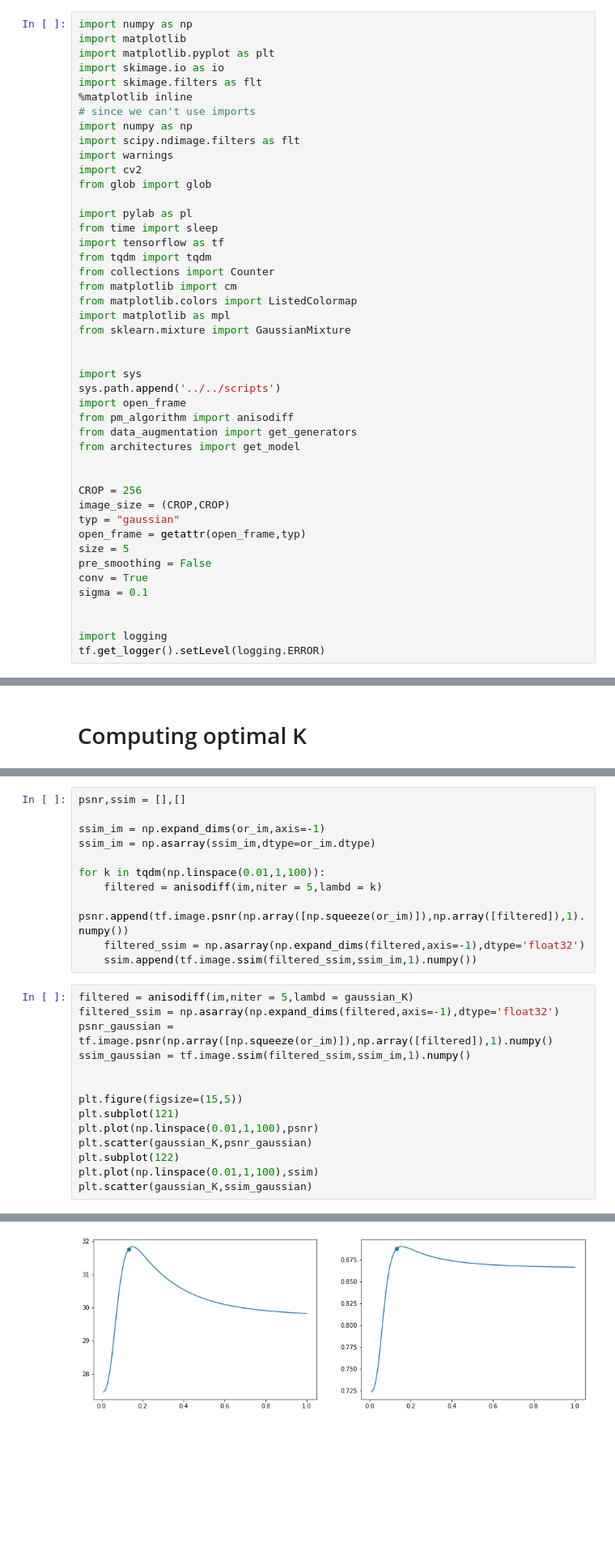
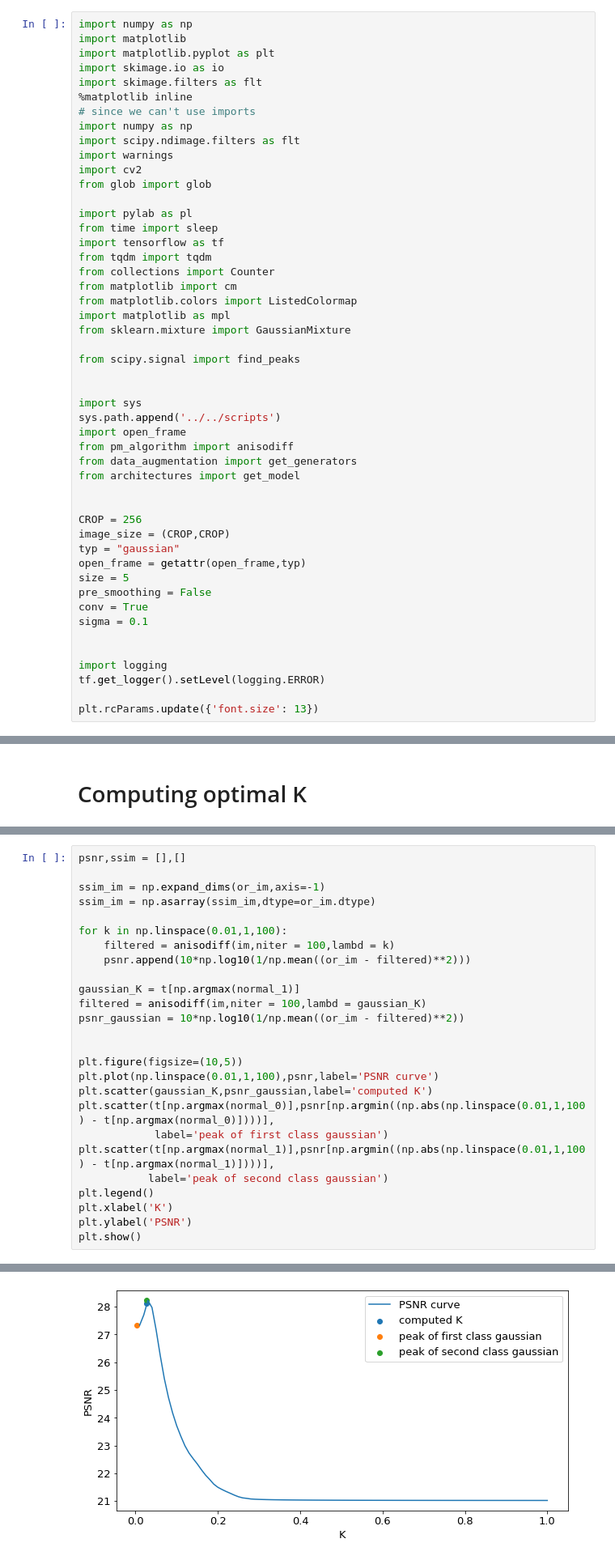
Before and after one commit to erjel/ortega_master_thesis, a Jupyter notebook: 7_apr/general/numerical computations for thesis.ipynb, the cells around one changed output, grey strips where cells are left out. Shown at 81% size. Cells and saved outputs as stored; diff of their text form; blank space fills up the shorter version.

```diff
--- a/7_apr/general/numerical computations for thesis.ipynb
+++ b/7_apr/general/numerical computations for thesis.ipynb
@@ -22,6 +22,8 @@ from matplotlib.colors import ListedColormap
 import matplotlib as mpl
 from sklearn.mixture import GaussianMixture
 
+from scipy.signal import find_peaks
+
 
 import sys
 sys.path.append('../../scripts')
@@ -43,3 +45,5 @@ sigma = 0.1
 
 import logging
 tf.get_logger().setLevel(logging.ERROR)
+
+plt.rcParams.update({'font.size': 13})
@@ -349,26 +349,27 @@ plt.show()
-# %%
-psnr,ssim = [],[]
-
-ssim_im = np.expand_dims(or_im,axis=-1)
-ssim_im = np.asarray(ssim_im,dtype=or_im.dtype)
-
-for k in tqdm(np.linspace(0.01,1,100)):
-    filtered = anisodiff(im,niter = 5,lambd = k)
-    psnr.append(tf.image.psnr(np.array([np.squeeze(or_im)]),np.array([filtered]),1).numpy())
-    filtered_ssim = np.asarray(np.expand_dims(filtered,axis=-1),dtype='float32')
-    ssim.append(tf.image.ssim(filtered_ssim,ssim_im,1).numpy())
 # %%
-filtered = anisodiff(im,niter = 5,lambd = gaussian_K)
-filtered_ssim = np.asarray(np.expand_dims(filtered,axis=-1),dtype='float32')
-psnr_gaussian = tf.image.psnr(np.array([np.squeeze(or_im)]),np.array([filtered]),1).numpy()
-ssim_gaussian = tf.image.ssim(filtered_ssim,ssim_im,1).numpy()
+psnr,ssim = [],[]
+
+ssim_im = np.expand_dims(or_im,axis=-1)
+ssim_im = np.asarray(ssim_im,dtype=or_im.dtype)
+
+for k in np.linspace(0.01,1,100):
+    filtered = anisodiff(im,niter = 100,lambd = k)
+    psnr.append(10*np.log10(1/np.mean((or_im - filtered)**2)))
+
+gaussian_K = t[np.argmax(normal_1)]
+filtered = anisodiff(im,niter = 100,lambd = gaussian_K)
+psnr_gaussian = 10*np.log10(1/np.mean((or_im - filtered)**2))
 
 
-plt.figure(figsize=(15,5))
-plt.subplot(121)
-plt.plot(np.linspace(0.01,1,100),psnr)
-plt.scatter(gaussian_K,psnr_gaussian)
-plt.subplot(122)
-plt.plot(np.linspace(0.01,1,100),ssim)
-plt.scatter(gaussian_K,ssim_gaussian)
+plt.figure(figsize=(10,5))
+plt.plot(np.linspace(0.01,1,100),psnr,label='PSNR curve')
+plt.scatter(gaussian_K,psnr_gaussian,label='computed K')
+plt.scatter(t[np.argmax(normal_0)],psnr[np.argmin((np.abs(np.linspace(0.01,1,100) - t[np.argmax(normal_0)])))],
+            label='peak of first class gaussian')
+plt.scatter(t[np.argmax(normal_1)],psnr[np.argmin((np.abs(np.linspace(0.01,1,100) - t[np.argmax(normal_1)])))],
+           label='peak of second class gaussian')
+plt.legend()
+plt.xlabel('K')
+plt.ylabel('PSNR')
+plt.show()
 # %% [output]
@@ -376 +376 @@ plt.scatter(gaussian_K,ssim_gaussian)
-[figure, old version]
+[figure, new version]
```
Also changed, not shown: parts of 10 cells of this notebook, 17 other files.
